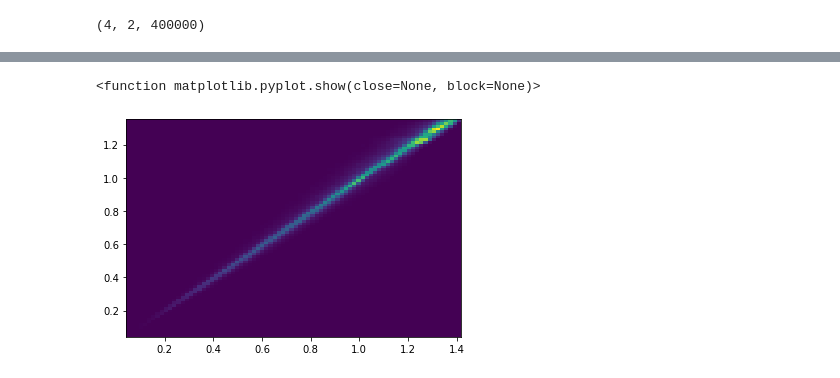
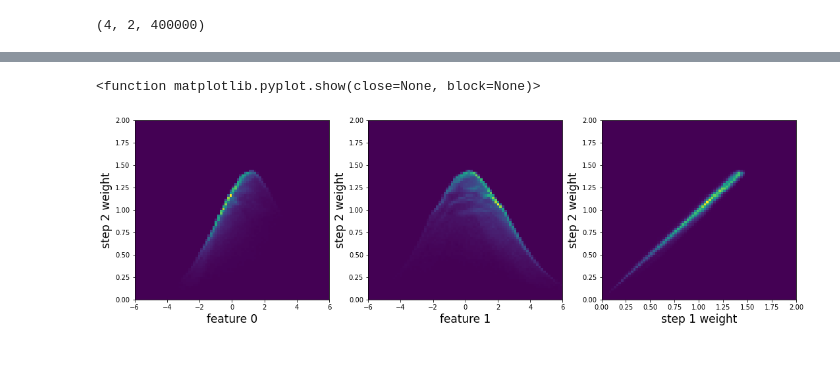
Before and after one commit to owen234/omnifold-testing1, a Jupyter notebook: toy_study1a.ipynb, the cells around one changed output, grey strips where cells are left out. Cells and saved outputs as stored; diff of their text form; code cells hidden in the pictures.

```diff
--- a/toy_study1a.ipynb
+++ b/toy_study1a.ipynb
@@ -370,6 +326,31 @@ plt.show
-# %%
-plt.hist2d( of_weights[3,0,:], of_weights[3,1,:], bins=[80,80])
-plt.show
-# %% [output]
-<function matplotlib.pyplot.show(close=None, block=None)>
-[figure, removed]
+# %%
+fig,ax = plt.subplots( 1, 3, figsize=(18,5))
+
+hmin=-6
+hmax=6
+hbins=80
+
+ax[0].hist2d( train_pts[:,0], of_weights[3,1,:], bins=[hbins,hbins], range=([hmin,hmax],[0.,2.]))
+
+ax[1].hist2d( train_pts[:,1], of_weights[3,1,:], bins=[hbins,hbins], range=([hmin,hmax],[0.,2.]))
+
+ax[2].hist2d( of_weights[3,0,:], of_weights[3,1,:], bins=[hbins,hbins], range=([0.,2.],[0.,2.]))
+
+
+lfontsize = 17
+
+ax[0].set_xlabel( 'feature 0', fontsize=lfontsize )
+ax[0].set_ylabel( 'step 2 weight', fontsize=lfontsize )
+
+
+ax[1].set_xlabel( 'feature 1', fontsize=lfontsize )
+ax[1].set_ylabel( 'step 2 weight', fontsize=lfontsize )
+
+ax[2].set_xlabel( 'step 1 weight', fontsize=lfontsize )
+ax[2].set_ylabel( 'step 2 weight', fontsize=lfontsize )
+
+
+plt.show
+# %% [output]
+<function matplotlib.pyplot.show(close=None, block=None)>
+[figure, added]
```
Also changed, not shown: parts of 14 cells of this notebook.
